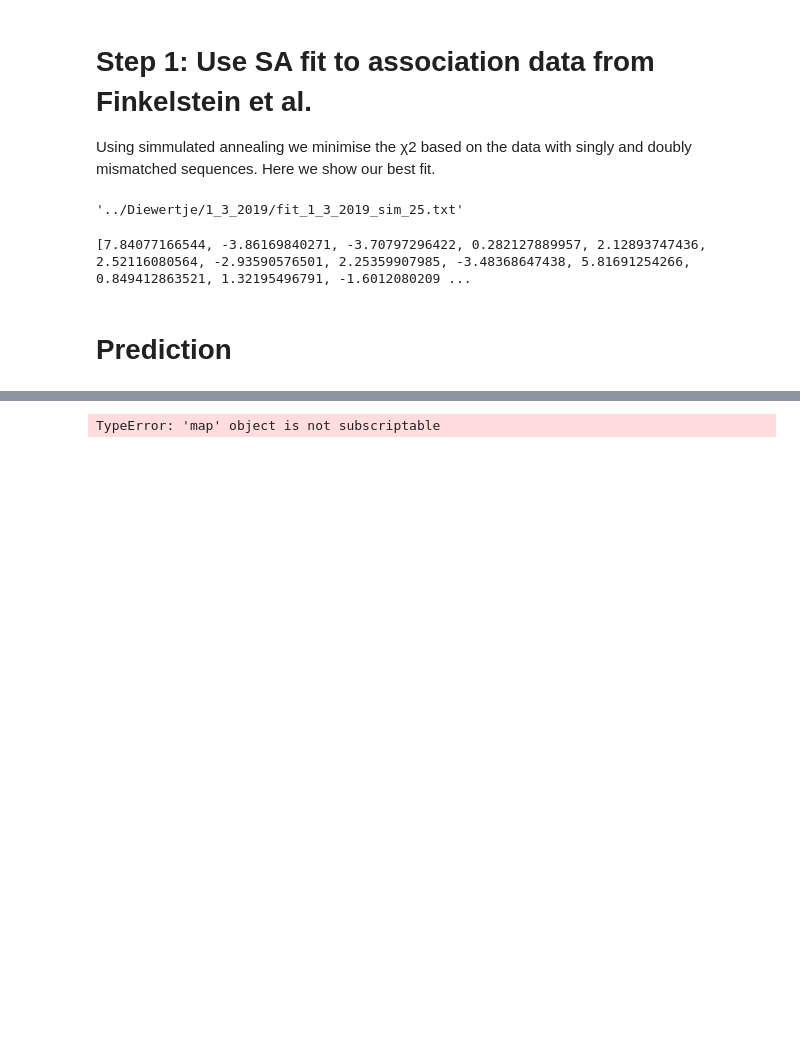
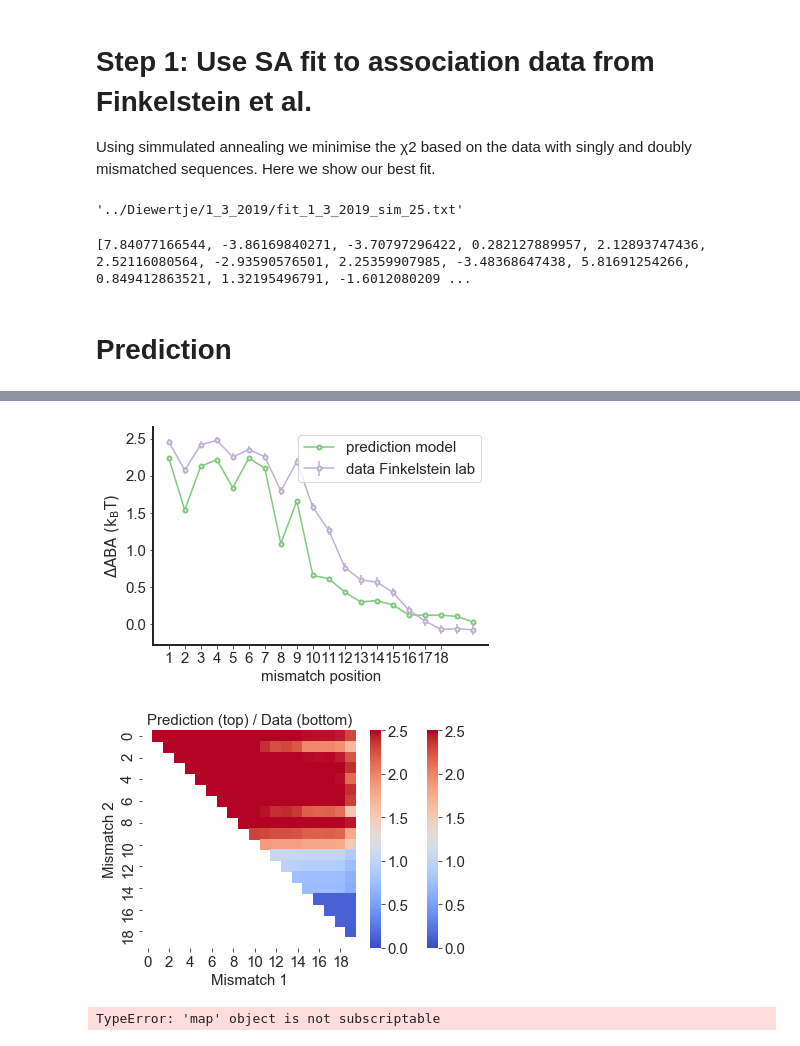
Before and after one commit to martin-depken/Energy-Landscape, a Jupyter notebook: Diewertje/Plotting energylandscape from model.ipynb, the cells around one changed output, grey strips where cells are left out. Saved outputs shown, nothing was run; the diff lists cells and outputs as text; code cells hidden in the pictures; blank space fills up the shorter version.

```diff
--- a/Diewertje/Plotting energylandscape from model.ipynb
+++ b/Diewertje/Plotting energylandscape from model.ipynb
@@ -76,6 +76,10 @@ print(Finkel_params)
 
 # Nparams = (np.size(Finkel_params) #44
 # boyle_params = plt_B.load_simm_anneal(filename, Nparams)
+
+# To change epsilon PAM
+Finkel_params_changed=Finkel_params
+Finkel_params_changed[0]=3.5
 # %% [output]
 [7.84077166544, -3.86169840271, -3.70797296422, 0.282127889957, 2.12893747436, 2.52116080564, -2.93590576501, 2.25359907985, -3.48368647438, 5.81691254266, 0.849412863521, 1.32195496791, -1.6012080209 ...
 # %%
@@ -114,3 +119,32 @@ _ = pltABA.predict_double_mm(Finkel_params,model_id,T, guide_length, show_plot=T
+# %%
+# With adapted PAM epsilon value
+
+T=60*10
+guide_length=20
+
+plt.figure()
+_ = pltABA.predict_single_mm(Finkel_params_changed,model_id, T, guide_length, show_plot=True, show_data=True, data_file=IlyaData)
+#plt.savefig('../reports/Skype_call_Ilya_10_12_2018/single_mm.pdf', format='pdf',bbox_inches='tight')
+
+plt.figure()
+_ = pltABA.predict_double_mm(Finkel_params_changed,model_id,T, guide_length, show_plot=True, show_data=True, data_file=IlyaData)
+#plt.savefig('../reports/Skype_call_Ilya_10_12_2018/double_mm_heatmap.pdf', format='pdf',bbox_inches='tight')
+
+# The data part is not plotted since I need the new plotting function for the data Barouz made -> Do this later
+
+#### CANNOT DO THIS FOR DATA WITH ONLY 2 MUTATIONS DATA, SO USE 20 mutation data with parameters from 2 mutation data  #####
+# Werkt wel in python 2, niet in python 3
+# plt.figure()
+# _ = pltABA.predict_1D_mmblocks(Finkel_params, model_id, T, guide_length, show_plot=True, show_data=True, data_file=IlyaData20)
+# # #plt.savefig('../reports/Skype_call_Ilya_10_12_2018/blocks_collapse_first_position.pdf', format='pdf',bbox_inches='tight')
+
+# plt.figure()
+# _ = pltABA.predict_block_mismatches(Finkel_params, model_id, T,guide_length, show_plot=True, show_data=True, data_file=IlyaData20)
+
+# In the two plot from above, we see that the length of the mismatch block does not matter, only the starting position!
+# %% [output]
+[figure, added]
+[figure, added]
 # %%
 import sys
 sys.path.append('../code_general_Finkelsteinlab/')
```
Also changed, not shown: parts of 12 cells of this notebook, 7 other files.
